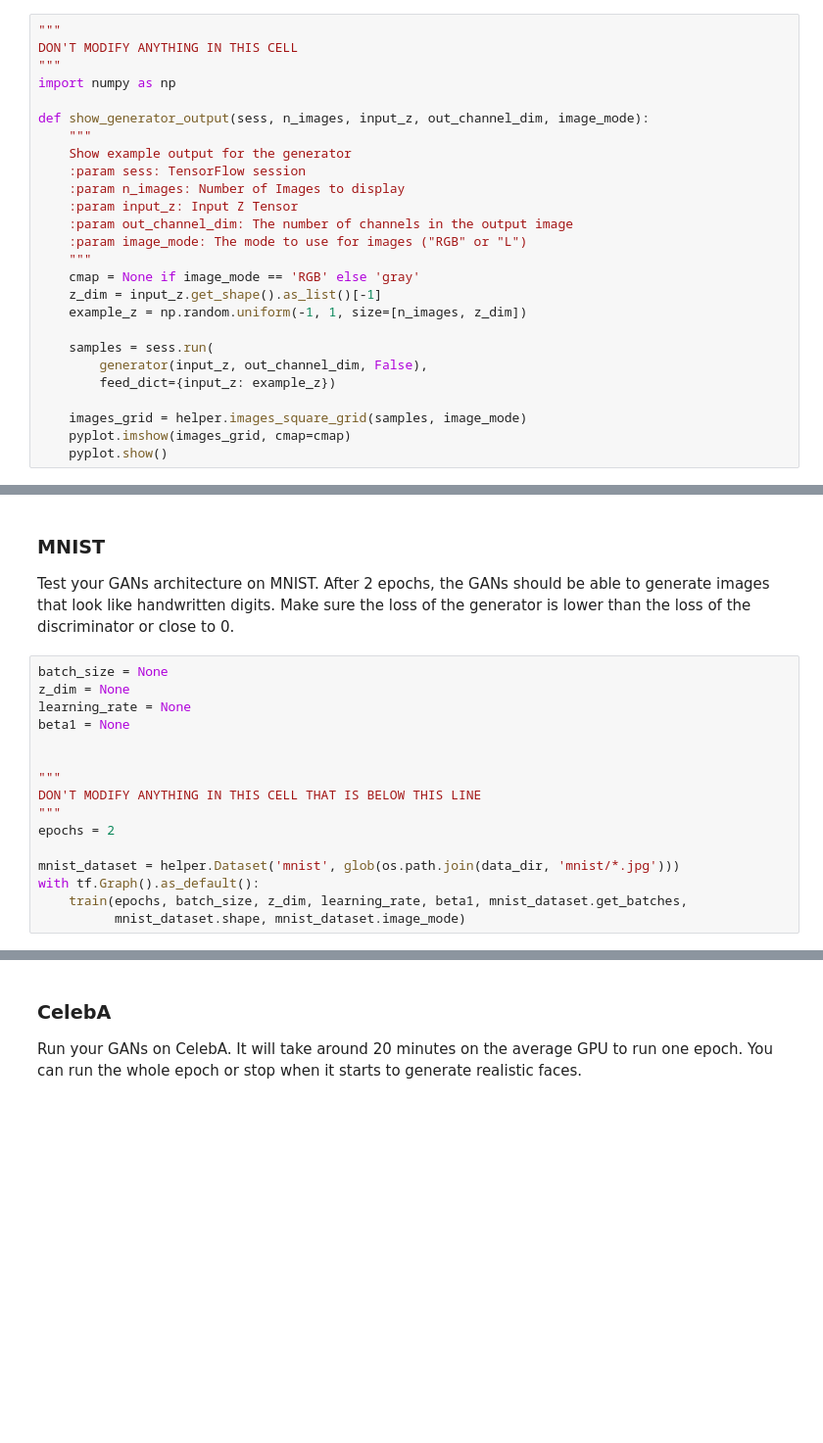
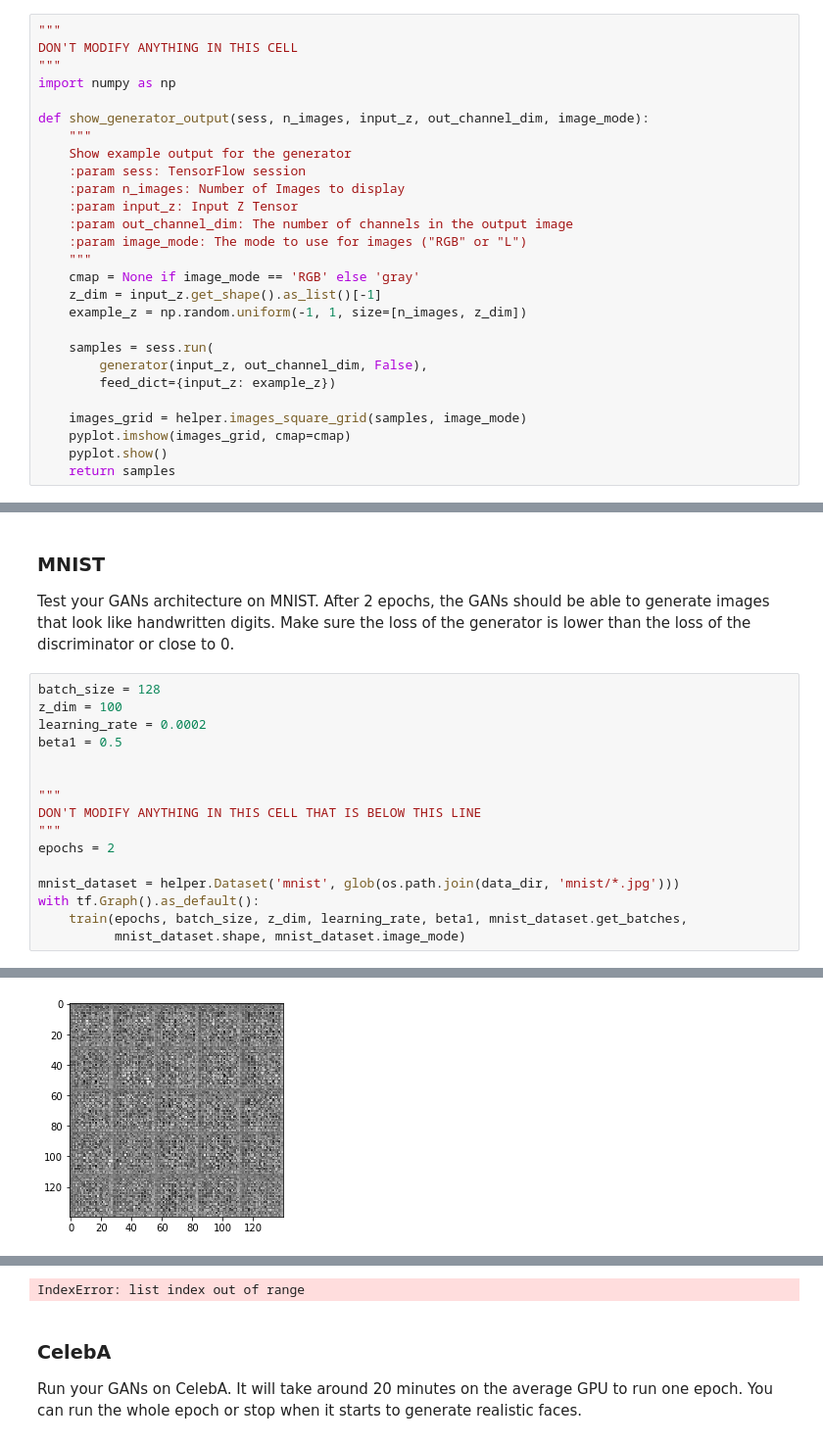
Before and after one commit to lucacerone/deep-learning, a Jupyter notebook: face_generation/dlnd_face_generation.ipynb, the cells around one changed output, grey strips where cells are left out. Shown: that part at 98% size. Drawn from its saved outputs; the diff is of its cells as text; blank space fills up the shorter version.

```diff
--- a/face_generation/dlnd_face_generation.ipynb
+++ b/face_generation/dlnd_face_generation.ipynb
@@ -325,6 +325,7 @@ def show_generator_output(sess, n_images, input_z, out_channel_dim, image_mode):
     images_grid = helper.images_square_grid(samples, image_mode)
     pyplot.imshow(images_grid, cmap=cmap)
     pyplot.show()
+    return samples
 # %% [markdown]
 ### Train
 Implement `train` to build and train the GANs.  Use the following functions you implemented:
@@ -358,10 +410,10 @@ def train(epoch_count, batch_size, z_dim, learning_rate, beta1, get_batches, dat
 ### MNIST
 Test your GANs architecture on MNIST.  After 2 epochs, the GANs should be able to generate images that look like handwritten digits.  Make sure the loss of the generator is lower than the loss of the discriminator or close to 0.
 # %%
-batch_size = None
-z_dim = None
-learning_rate = None
-beta1 = None
+batch_size = 128
+z_dim = 100
+learning_rate = 0.0002
+beta1 = 0.5
 
 
 """
@@ -373,3 +425,4 @@ mnist_dataset = helper.Dataset('mnist', glob(os.path.join(data_dir, 'mnist/*.jpg
 with tf.Graph().as_default():
     train(epochs, batch_size, z_dim, learning_rate, beta1, mnist_dataset.get_batches,
           mnist_dataset.shape, mnist_dataset.image_mode)
+# %% [output]
@@ -375,0 +430 @@ with tf.Graph().as_default():
+[figure, added]
@@ -376,3 +435,4 @@ with tf.Graph().as_default():
+IndexError: list index out of range
 # %% [markdown]
 ### CelebA
 Run your GANs on CelebA.  It will take around 20 minutes on the average GPU to run one epoch.  You can run the whole epoch or stop when it starts to generate realistic faces.
```
Also changed, not shown: parts of 3 cells of this notebook.
